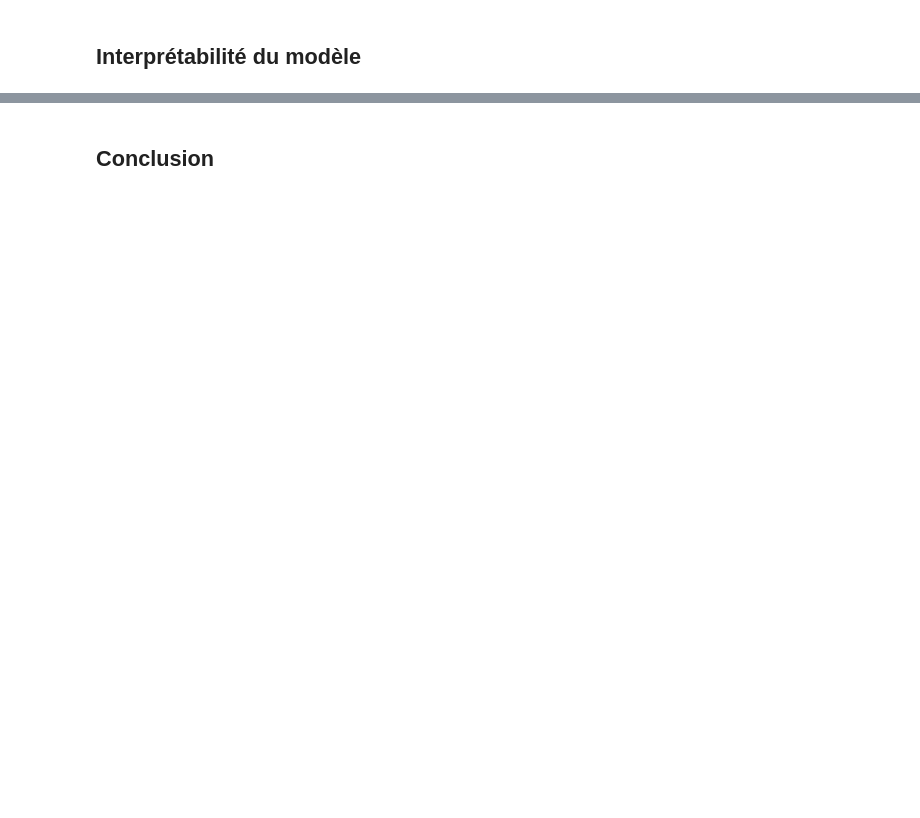
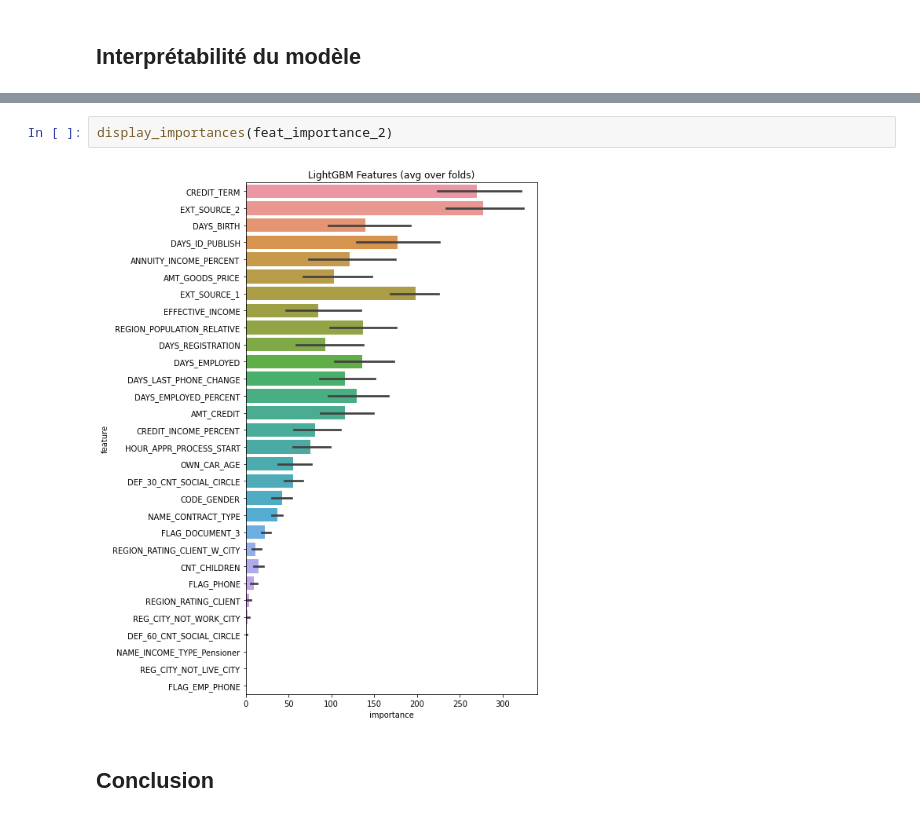
Before and after one commit to ThibaultDieudonne/Credit-Scoring, a Jupyter notebook: notebook.ipynb, the cells around one changed output, grey strips where cells are left out. Drawn from its saved outputs; the diff is of its cells as text; blank space fills up the shorter version.

```diff
--- a/notebook.ipynb
+++ b/notebook.ipynb
@@ -505,2 +567,6 @@ LGBM: ROC AUC=0.717 (précédemment 0.716)
+# %%
+display_importances(feat_importance_2)
+# %% [output]
+[figure, added]
 # %% [markdown]
 ## Conclusion
```
Also changed, not shown: parts of 32 cells of this notebook, 1 other file.
